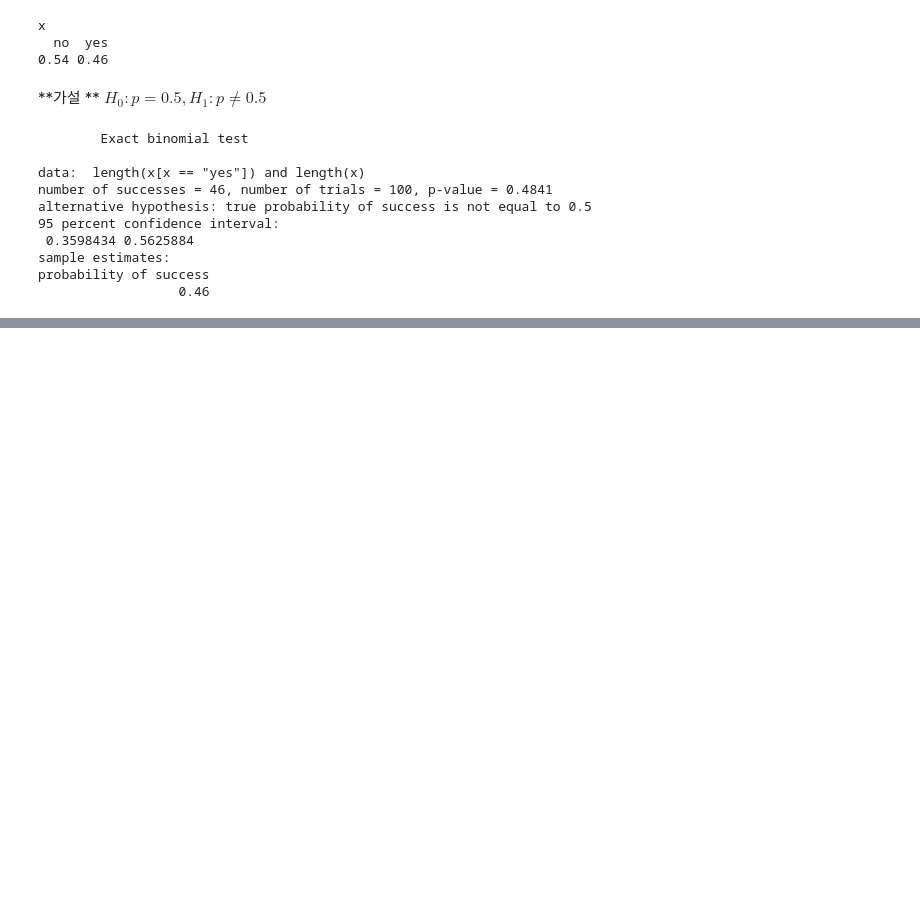
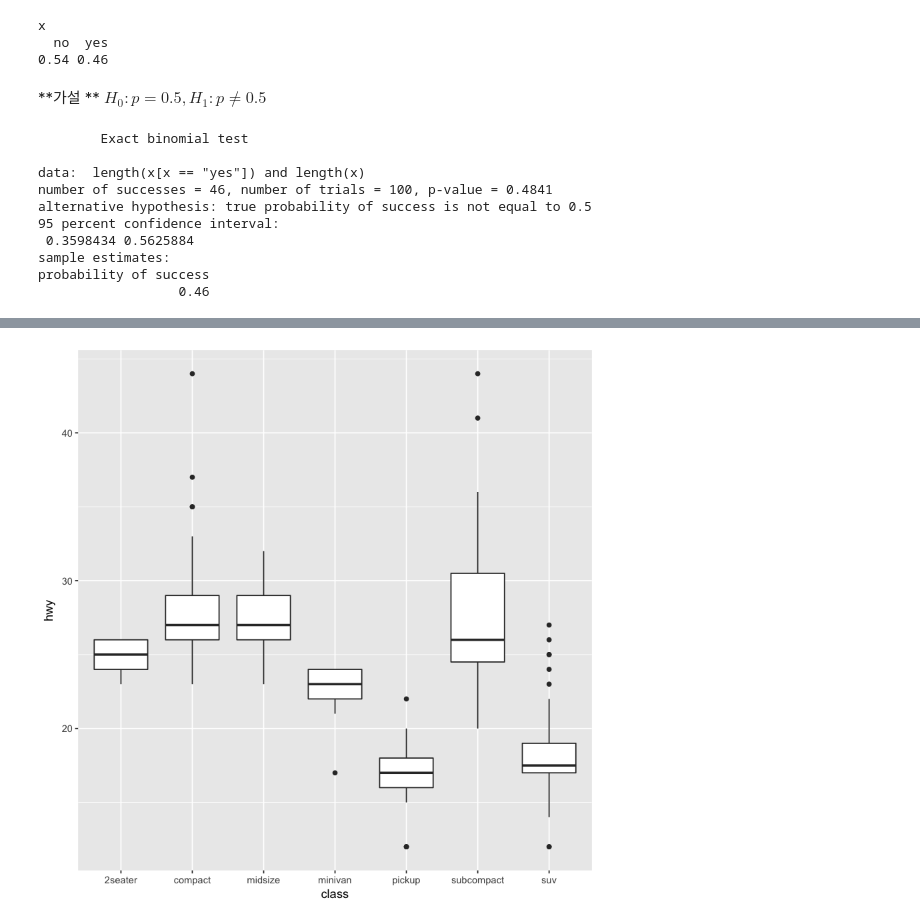
Before and after one commit to minus31/TID, a Jupyter notebook: R/R_EDA.ipynb, the cells around one changed output, grey strips where cells are left out. Cells and saved outputs as stored; diff of their text form; code cells hidden in the pictures; blank space fills up the shorter version.

```diff
--- a/R/R_EDA.ipynb
+++ b/R/R_EDA.ipynb
@@ -253,0 +387,4 @@ probability of success
+# %%
+mpg %>% ggplot(aes(class, hwy)) + geom_boxplot()
+# %% [output]
+[figure, added]
```
Also changed, not shown: parts of 23 cells of this notebook.
